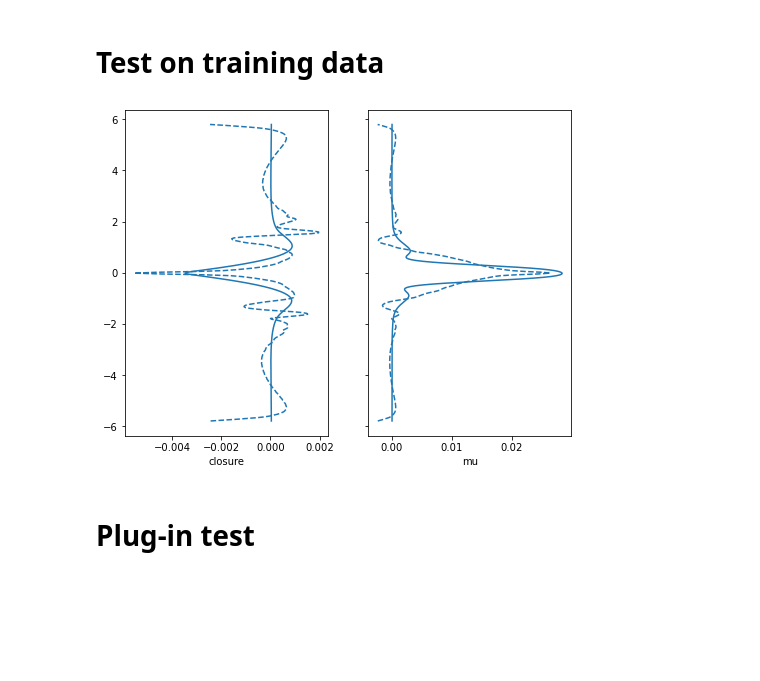
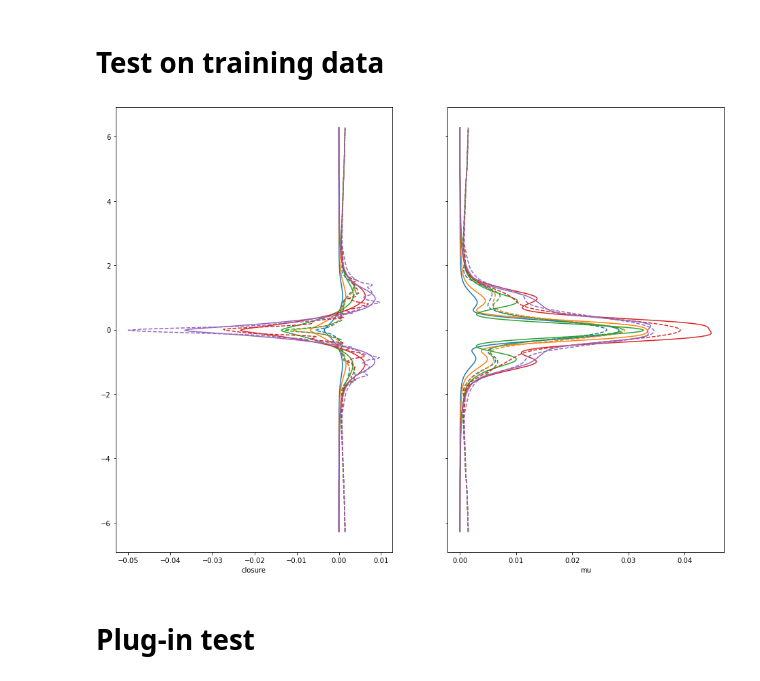
Before and after one commit to Zhengyu-Huang/Point-Jet, a Jupyter notebook: Point_jet/Direct_NN.ipynb, the cells around one changed output. Drawn from its saved outputs; the diff is of its cells as text; code cells hidden in the pictures; blank space fills up the shorter version.

```diff
--- a/Point_jet/Direct_NN.ipynb
+++ b/Point_jet/Direct_NN.ipynb
@@ -100,40 +103,41 @@ print(np.linalg.norm(mu_f_chop))
 # %%
-x_train = torch.from_numpy(np.stack((q_mean_abs_chop.flatten(), dq_dy_mean_chop.flatten())).T.astype(np.float32))
-y_train = torch.from_numpy(mu_f_chop.flatten()[:,np.newaxis].astype(np.float32))
+nn_save_name = "visc.model"
+x_train = torch.from_numpy(np.stack((q_mean_abs.flatten(), dq_dy_mean.flatten())).T.astype(np.float32))
+y_train = torch.from_numpy(mu_f.flatten()[:,np.newaxis].astype(np.float32)) / mu_scale
 
 ind = x_train.shape[1]
 outd = y_train.shape[1]
 
 learning_rate = 0.001
-step_size = 100
+step_size = 10000
 gamma = 0.1
-epochs = 20000
+epochs = 50000
 batch_size = 1024 #64
 
 layers = 2
 width  = 20
-activation='tanh'
+activation='relu'
 initializer='default'
 outputlayer='None'
 torch.manual_seed(0)
 
 
-nn_model = NeuralNet.FNN(ind, outd, layers, width, activation, initializer, outputlayer)
-optimizer = NeuralNet.Adam(nn_model.parameters(), lr=learning_rate, weight_decay=1e-4)
+net = NeuralNet.FNN(ind, outd, layers, width, activation, initializer, outputlayer)
+optimizer = NeuralNet.Adam(net.parameters(), lr=learning_rate, weight_decay=1e-4)
 scheduler = torch.optim.lr_scheduler.StepLR(optimizer, step_size=step_size, gamma=gamma)
 myloss = torch.nn.MSELoss(reduction='sum')
 t0 = default_timer()
 
 train_loader = torch.utils.data.DataLoader(torch.utils.data.TensorDataset(x_train, y_train), batch_size=batch_size, shuffle=True)
 for ep in range(epochs):
-    nn_model.train()
+    net.train()
     t1 = default_timer()
     train_l2 = 0
     for x, y in train_loader:
 
         optimizer.zero_grad()
 
-        out = nn_model(x)
+        out = net(x)
         loss = myloss(out , y)*1000
         loss.backward()
 
@@ -147,6 +151,6 @@ for ep in range(epochs):
         # train_l2/= ntrain
         t2 = default_timer()
         print("Epoch : ", ep, " Epoch time : ", t2-t1, " Train L2 Loss : ", train_l2)
-    if nn_save_name is not None:
-        torch.save(nn_model, nn_save_name)
+        if nn_save_name is not None:
+            torch.save(net, nn_save_name)
 # %% [output]
@@ -171,21 +174,20 @@ Epoch :  17000  Epoch time :  0.0028543200005515246  Train L2 Loss :  1.18071711
 # %% [markdown]
 # Test on training data
 # %%
-y_pred = nn_model(x_train).detach().numpy().reshape((N_data, -1))
+y_pred = net_eval(x_train, net).reshape((N_data, N_y))
 
+fig, ax = plt.subplots(nrows=1, ncols=2, sharex=False, sharey=True, figsize=(16,12))
+for i in range(N_data):
+    ax[0].plot(closure_mean[i,:], yy, color="C"+str(i))
+    ax[1].plot(mu_f[i,:], yy, color="C"+str(i))
 
-fig, ax = plt.subplots(nrows=1, ncols=2, sharex=False, sharey=True, figsize=(8,6))
-for i in range(N_data):
-    ax[0].plot(closure_mean_chop[i,:], yy_chop, color="C"+str(i))
-    ax[1].plot(mu_f_chop[i,:], yy_chop, color="C"+str(i))
-
-    ax[0].plot(y_pred[i,:]*dq_dy_mean_chop[i,:], yy_chop, "--", color="C"+str(i))
-    ax[1].plot(y_pred[i,:], yy_chop, "--", color="C"+str(i))
+    ax[0].plot(y_pred[i,:]*dq_dy_mean[i,:], yy, "--", color="C"+str(i))
+    ax[1].plot(y_pred[i,:], yy, "--", color="C"+str(i))
 
     ax[0].set_xlabel("closure")
     ax[1].set_xlabel("mu")
 # %% [output]
-[figure, old version]
+[figure, new version]
 # %% [markdown]
 # Plug-in test
 # %%
```
Also changed, not shown: parts of 10 cells of this notebook, 10 other files.
